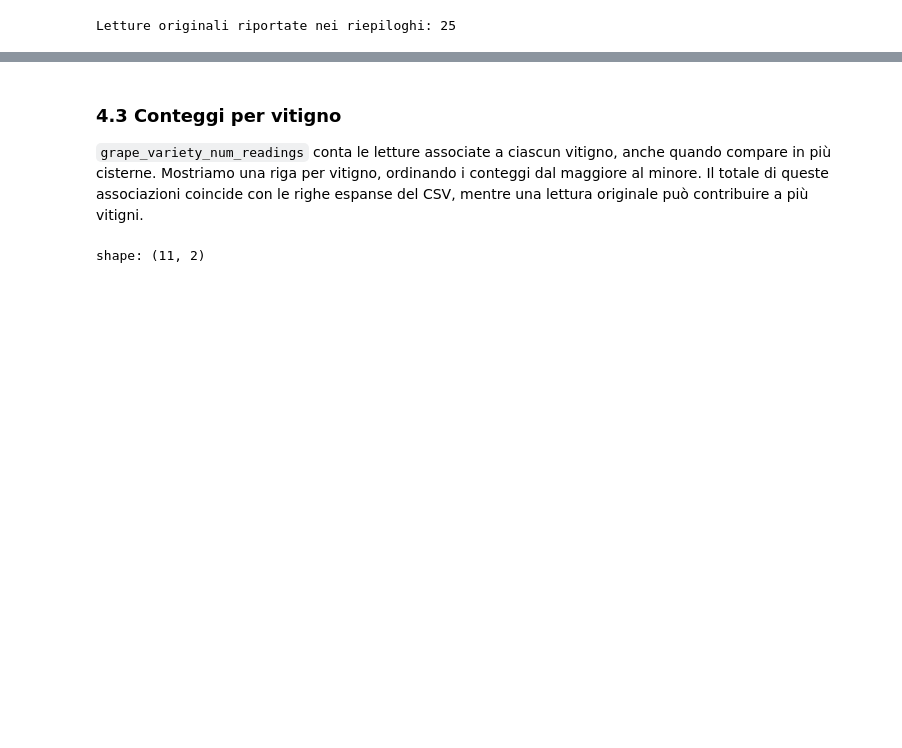
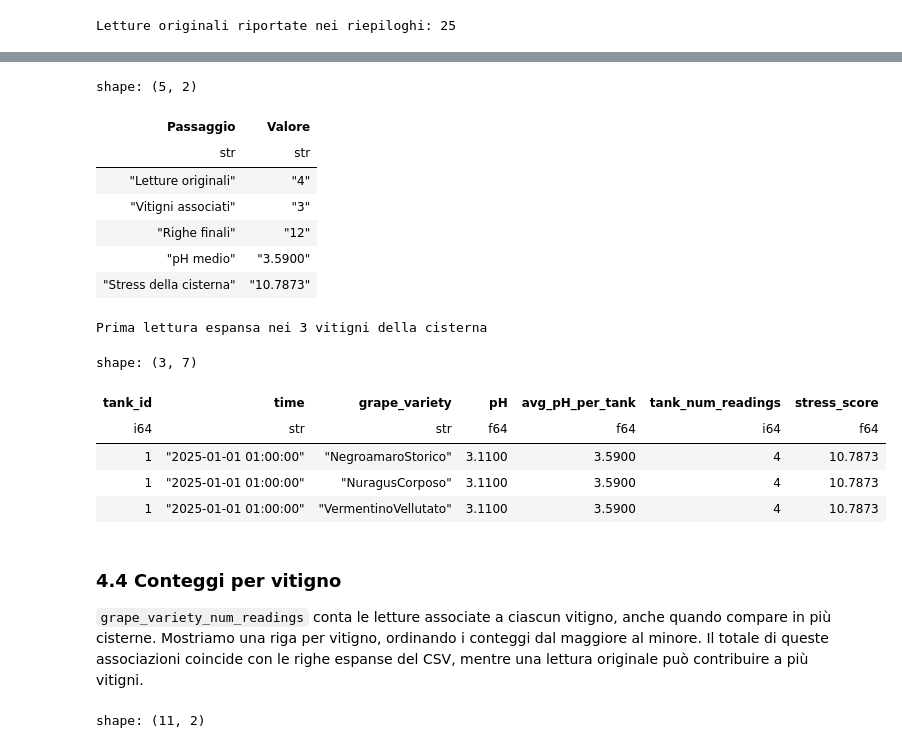
Before and after one commit to fedefranchini/Winery-Adventures, a Jupyter notebook: demo.ipynb, the cells around one changed output, grey strips where cells are left out. Saved outputs shown, nothing was run; the diff lists cells and outputs as text; code cells hidden in the pictures; blank space fills up the shorter version.

```diff
--- a/demo.ipynb
+++ b/demo.ipynb
@@ -214,0 +242,10 @@ shape: (10, 5)
+# %%
+EXAMPLE_TANK_ID = int(tanks_demo.get_column("tank_id").min())
+example_tank_info = tanks_demo.filter(pl.col("tank_id") == EXAMPLE_TANK_ID)
+example_sensor_rows = sensors_demo.filter(pl.col("tank_id") == EXAMPLE_TANK_ID).sort("time")
+
+print(f"Cisterna campione: {EXAMPLE_TANK_ID}")
+print("Anagrafica")
+display(example_tank_info)
+print(f"Letture originali: {example_sensor_rows.height}")
+display(example_sensor_rows)
@@ -218,7 +270,7 @@ shape: (10, 5)
 Il generatore del progetto salva le tabelle con separatore di tabulazione. Riprendiamo lo stesso passaggio sui dati appena visualizzati e usiamo una cartella dedicata alla demo. La pipeline potrà così attraversare anche la lettura e la validazione dei file.
 # %%
 # File della dimostrazione: i dataset campione del progetto restano disponibili.
-demo_dir = repo_root / "data" / "demo"
+demo_dir = demo_runtime_dir
 demo_dir.mkdir(parents=True, exist_ok=True)
 sensors_tsv_demo = demo_dir / "sensors_demo.tsv"
 tanks_tsv_demo = demo_dir / "tank_info_demo.tsv"
@@ -343,5 +407,71 @@ Letture originali riportate nei riepiloghi: 25
+# %%
+example_output_rows = results_df.filter(pl.col("tank_id") == EXAMPLE_TANK_ID).sort(
+    "time", "grape_variety"
+)
+example_varieties = [
+    variety.strip()
+    for variety in example_tank_info.get_column("grape_variety").item().split(",")
+    if variety.strip()
+]
+expected_output_rows = example_sensor_rows.height * len(example_varieties)
+
+assert example_output_rows.height == expected_output_rows
+assert example_output_rows.get_column("tank_num_readings").n_unique() == 1
+assert int(example_output_rows.get_column("tank_num_readings").first()) == example_sensor_rows.height
+assert example_output_rows.get_column("avg_pH_per_tank").n_unique() == 1
+assert example_output_rows.get_column("stress_score").n_unique() == 1
+
+example_summary = pl.DataFrame(
+    {
+        "Passaggio": [
+            "Letture originali",
+            "Vitigni associati",
+            "Righe finali",
+            "pH medio",
+            "Stress della cisterna",
+        ],
+        "Valore": [
+            str(example_sensor_rows.height),
+            str(len(example_varieties)),
+            str(example_output_rows.height),
+            f"{example_output_rows.get_column('avg_pH_per_tank').first():.4f}",
+            f"{example_output_rows.get_column('stress_score').first():.4f}",
+        ],
+    }
+)
+display(example_summary)
+
+first_example_time = example_output_rows.get_column("time").min()
+print(f"Prima lettura espansa nei {len(example_varieties)} vitigni della cisterna")
+display(
+    example_output_rows.filter(pl.col("time") == first_example_time).select(
+        "tank_id",
+        "time",
+        "grape_variety",
+        "pH",
+        "avg_pH_per_tank",
+        "tank_num_readings",
+        "stress_score",
+    )
+)
+# %% [output]
+shape: (5, 2)
+| Passaggio | Valore |
+| str | str |
+| "Letture originali" | "4" |
+| "Vitigni associati" | "3" |
+| "Righe finali" | "12" |
+| "pH medio" | "3.5900" |
+| "Stress della cisterna" | "10.7873" |
+Prima lettura espansa nei 3 vitigni della cisterna
+shape: (3, 7)
+| tank_id | time | grape_variety | pH | avg_pH_per_tank | tank_num_readings | stress_score |
+| i64 | str | str | f64 | f64 | i64 | f64 |
+| 1 | "2025-01-01 01:00:00" | "NegroamaroStorico" | 3.1100 | 3.5900 | 4 | 10.7873 |
+| 1 | "2025-01-01 01:00:00" | "NuragusCorposo" | 3.1100 | 3.5900 | 4 | 10.7873 |
+| 1 | "2025-01-01 01:00:00" | "VermentinoVellutato" | 3.1100 | 3.5900 | 4 | 10.7873 |
 # %% [markdown]
-### 4.3 Conteggi per vitigno
+### 4.4 Conteggi per vitigno
 
 `grape_variety_num_readings` conta le letture associate a ciascun vitigno, anche quando compare in più cisterne. Mostriamo una riga per vitigno, ordinando i conteggi dal maggiore al minore. Il totale di queste associazioni coincide con le righe espanse del CSV, mentre una lettura originale può contribuire a più vitigni.
 # %%
```
Also changed, not shown: parts of 22 cells of this notebook.
